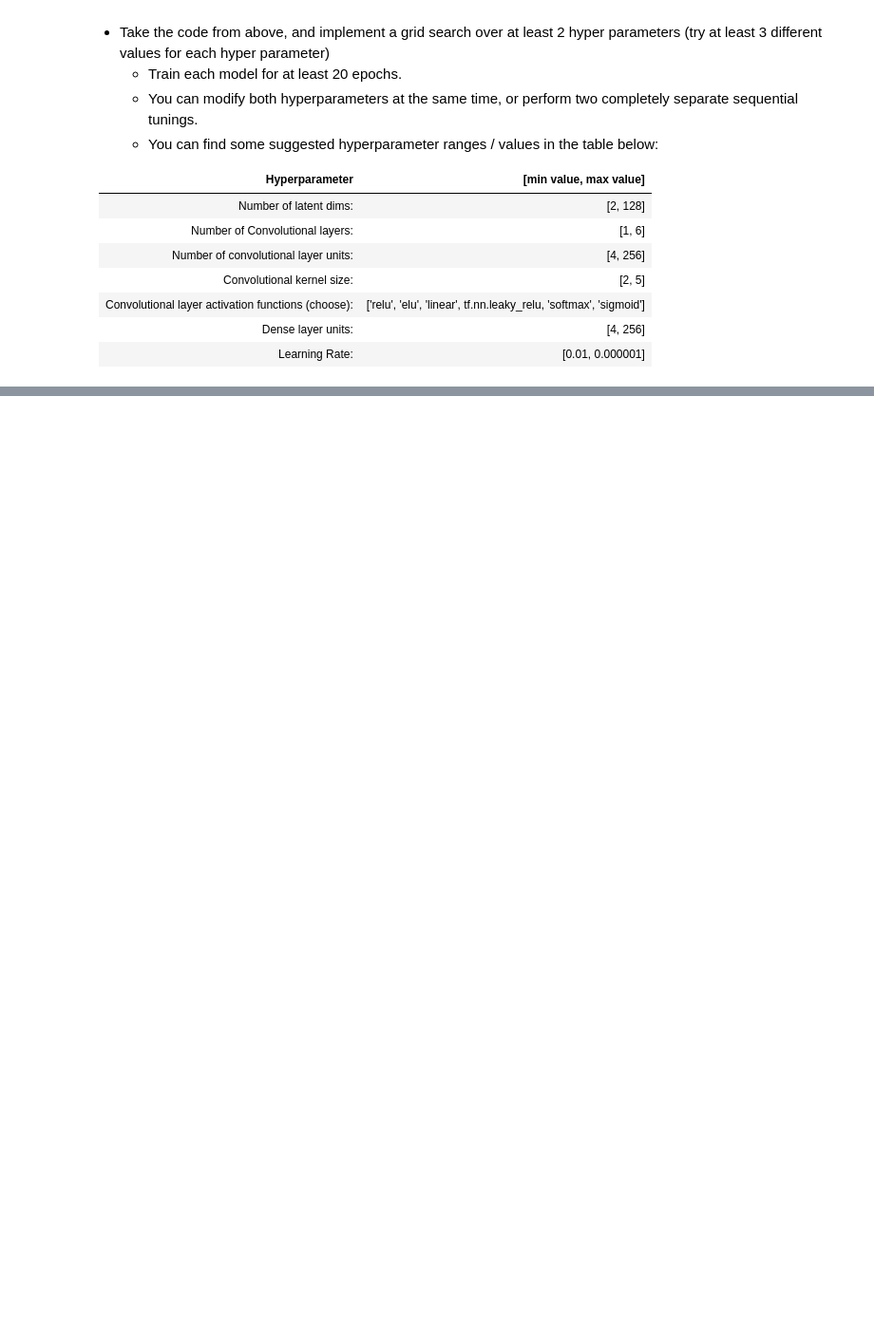
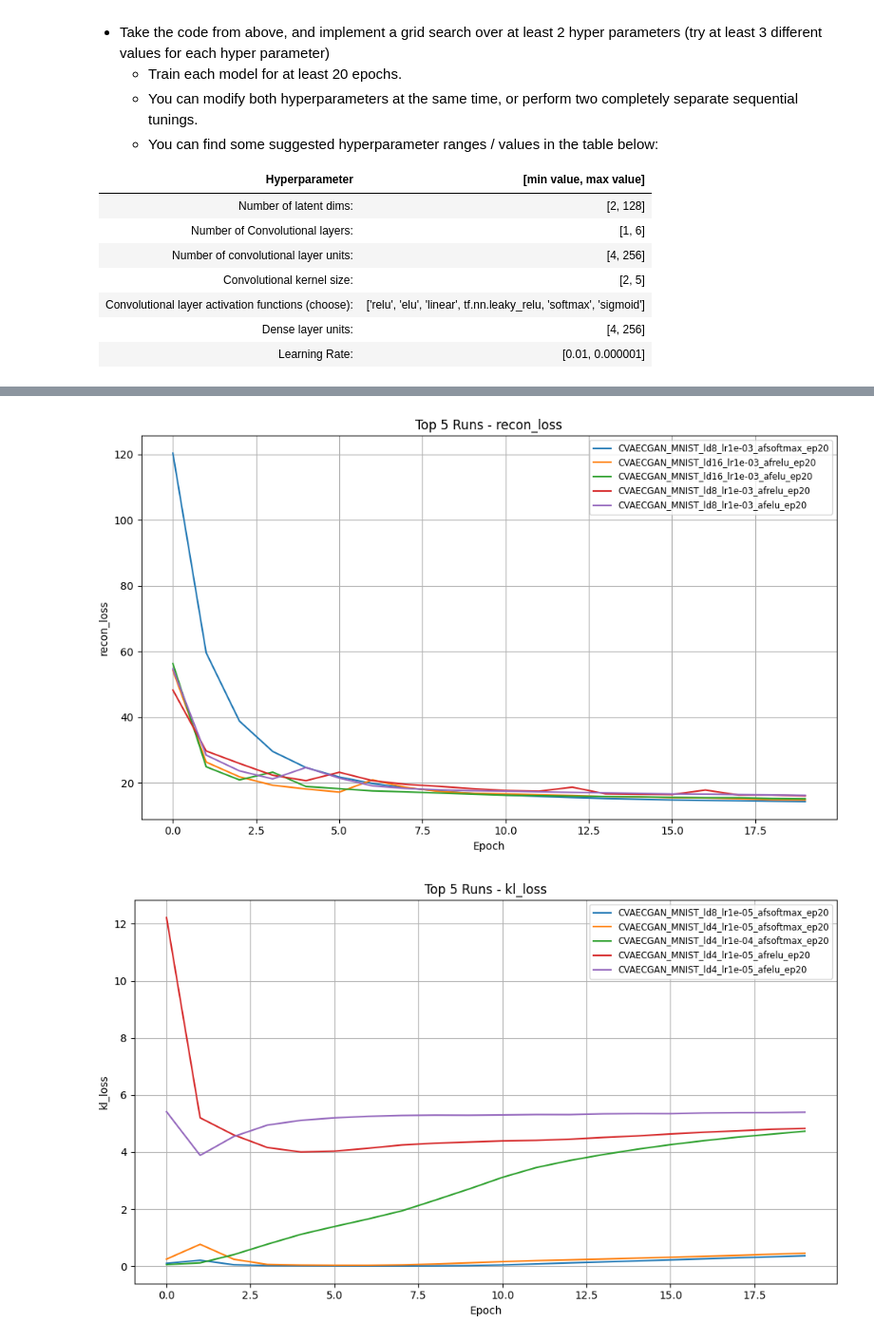
Before and after one commit to UTSW-Software-Engineering-Course-2025/Module2_Zimei, a Jupyter notebook: 04_ExerciseCodeAndInstructions/HPO/hpo_mnist.ipynb, the cells around one changed output, grey strips where cells are left out. Shown: that part at 95% size. Cells and saved outputs as stored; diff of their text form; code cells hidden in the pictures; blank space fills up the shorter version.

```diff
--- a/04_ExerciseCodeAndInstructions/HPO/hpo_mnist.ipynb
+++ b/04_ExerciseCodeAndInstructions/HPO/hpo_mnist.ipynb
@@ -768,0 +858,57 @@ print(f"\nAll HPO results saved to: {json_path_new}")
+# %%
+import os
+import pandas as pd
+import matplotlib.pyplot as plt
+
+def plot_hpo(results, output_dir, max_curves=5):
+    """
+    Plot training loss curves from top-k HPO runs.
+
+    Args:
+        results (list of dict): Each dict contains 'run_name' and loss values.
+        output_dir (str): Path where training logs are stored.
+        max_curves (int): Number of top runs to plot per loss type.
+    """
+    log_file = "training_log.csv"
+    loss_types = ["recon_loss", "kl_loss", "enc_loss", "dec_loss", "disc_loss"]
+
+    for loss in loss_types:
+        plt.figure(figsize=(10, 6))
+
+        top_runs = sorted(results, key=lambda r: r.get(loss, float('inf')))[:max_curves]
+        plotted = 0
+
+        for run in top_runs:
+            log_path = os.path.join(output_dir, run["run_name"], log_file)
+
+            if not os.path.isfile(log_path):
+                print(f"  Missing: {log_path}")
+                continue
+
+            df = pd.read_csv(log_path)
+            if loss not in df:
+                print(f"  '{loss}' not found in: {log_path}")
+                continue
+
+            plt.plot(df[loss], label=run["run_name"])
+            plotted += 1
+
+        if plotted == 0:
+            print(f"No valid logs for '{loss}'")
+            continue
+
+        plt.title(f"Top {max_curves} Runs - {loss}")
+        plt.xlabel("Epoch")
+        plt.ylabel(loss)
+        plt.legend(fontsize="small")
+        plt.grid(True)
+        plt.tight_layout()
+        plt.show()
+sort_keys = ["recon_loss", "kl_loss", "enc_loss", "dec_loss", "disc_loss"]
+top_k = 5
+for key in sort_keys:
+    results_s = sorted(results, key=lambda x: x[key])
+plot_hpo(results_s, output_dir, max_curves=5)
+# %% [output]
+[figure, added]
+[figure, added]
```
Also changed, not shown: parts of 9 cells of this notebook, 1 other file.
